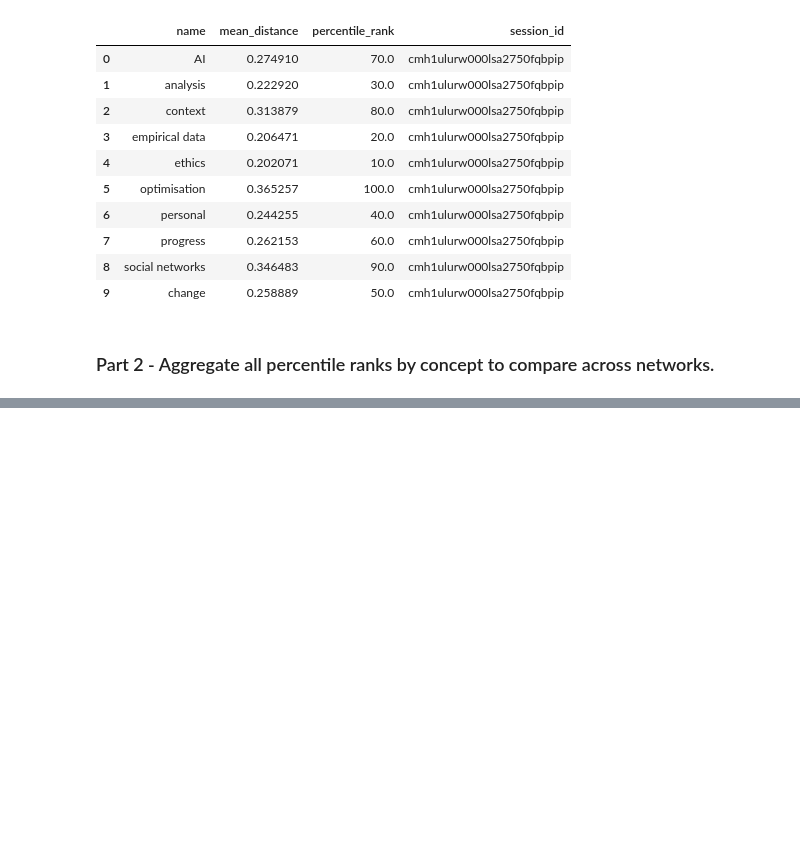
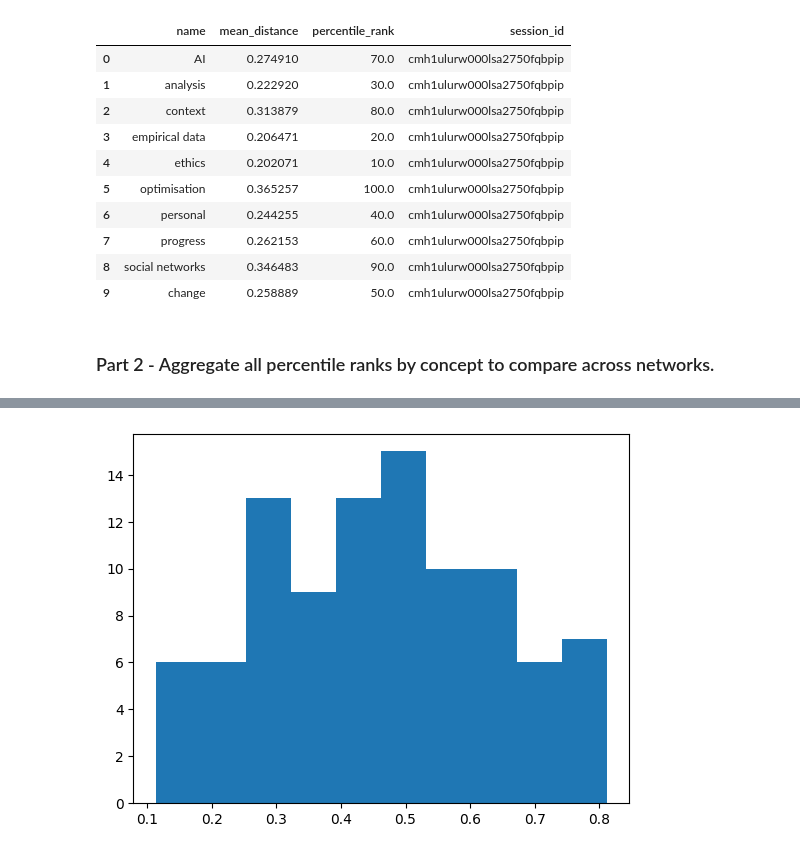
Before and after one commit to isaacbacker/GroupPres_SDS, a Jupyter notebook: Notebooks/network_analysis_group_project.ipynb, the cells around one changed output, grey strips where cells are left out. Drawn from its saved outputs; the diff is of its cells as text; code cells hidden in the pictures; blank space fills up the shorter version.

```diff
--- a/Notebooks/network_analysis_group_project.ipynb
+++ b/Notebooks/network_analysis_group_project.ipynb
@@ -1098,0 +1170,10 @@ TOP 15 MOST CONSISTENTLY PERIPHERAL CONCEPTS
+# %%
+unweighted_triu = unweighted_dist_max[np.triu_indices(num_concepts_max, 1)]
+weighted_triu = weighted_dist_max[np.triu_indices(num_concepts_max, 1)]
+emp_distribution = weighted_triu[(unweighted_triu > 0) & (weighted_triu < 1) & (~np.isnan(weighted_triu))]
+
+epsilon = 0.99
+emp_distribution = (epsilon * (emp_distribution - 0.5)) + 0.5 # remove 0 and 1 values
+_ = plt.hist(emp_distribution)
+# %% [output]
+[figure, added]
```
Also changed, not shown: parts of 12 cells of this notebook.
